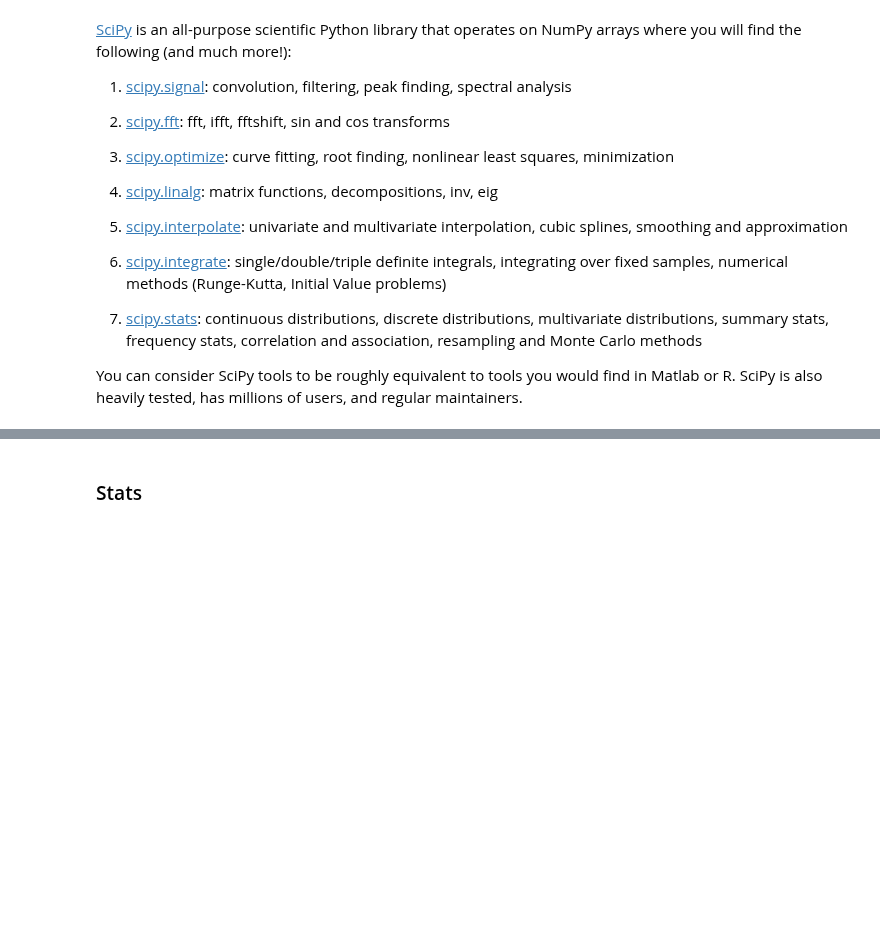
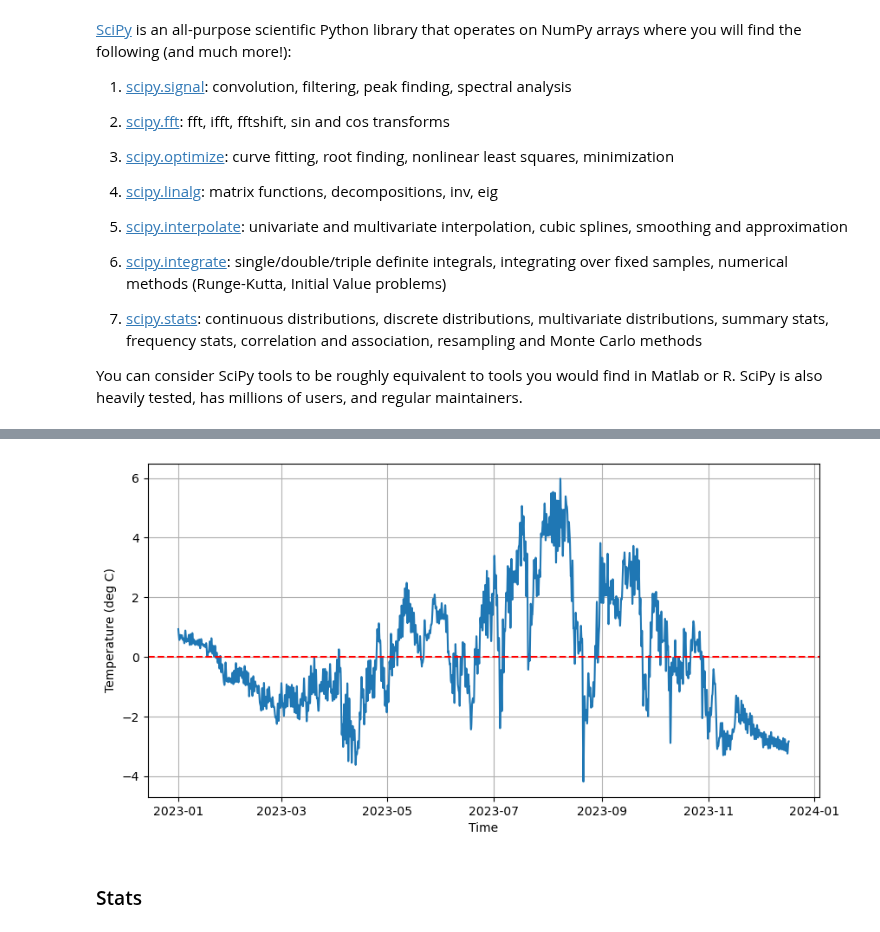
Before and after one commit to eldavenport/SIO-PythonEarthScience, a Jupyter notebook: docs/in_workshop/python_earth_science/scipy.ipynb, the cells around one changed output, grey strips where cells are left out. Saved outputs shown, nothing was run; the diff lists cells and outputs as text; code cells hidden in the pictures; blank space fills up the shorter version.

```diff
--- a/docs/in_workshop/python_earth_science/scipy.ipynb
+++ b/docs/in_workshop/python_earth_science/scipy.ipynb
@@ -60,2 +99,31 @@ Determinant: -2.0
+# %%
+dt_minutes = 5 # timestep in minutes
+fs = 1440 / dt_minutes  # sampling frequency, minutes/day / minutes/sample = samples/day
+nyquist = fs / 2
+
+# Cutoff
+cutoff_cpd = 1.0  # cycles per day
+Wn = cutoff_cpd / nyquist
+
+# Design filter
+order = 4
+sos = signal.butter(order, Wn, btype='low', output='sos')
+
+# Apply filtering
+filtered = signal.sosfiltfilt(sos, temp_anomaly)
+# %%
+# Create Figure
+fig, axes = plt.subplots(figsize=(10,5))
+
+axes.plot(time, filtered)
+axes.axhline(np.mean(filtered),linestyle='--', color='red', label='Mean')
+axes.set_xlabel('Time')
+axes.set_ylabel('Temperature (deg C)')
+axes.grid(True)
+
+# Display figure
+plt.show()
+# %% [output]
+[figure, added]
 # %% [markdown]
 ### Stats
```
Also changed, not shown: parts of 23 cells of this notebook, 1 other file.
